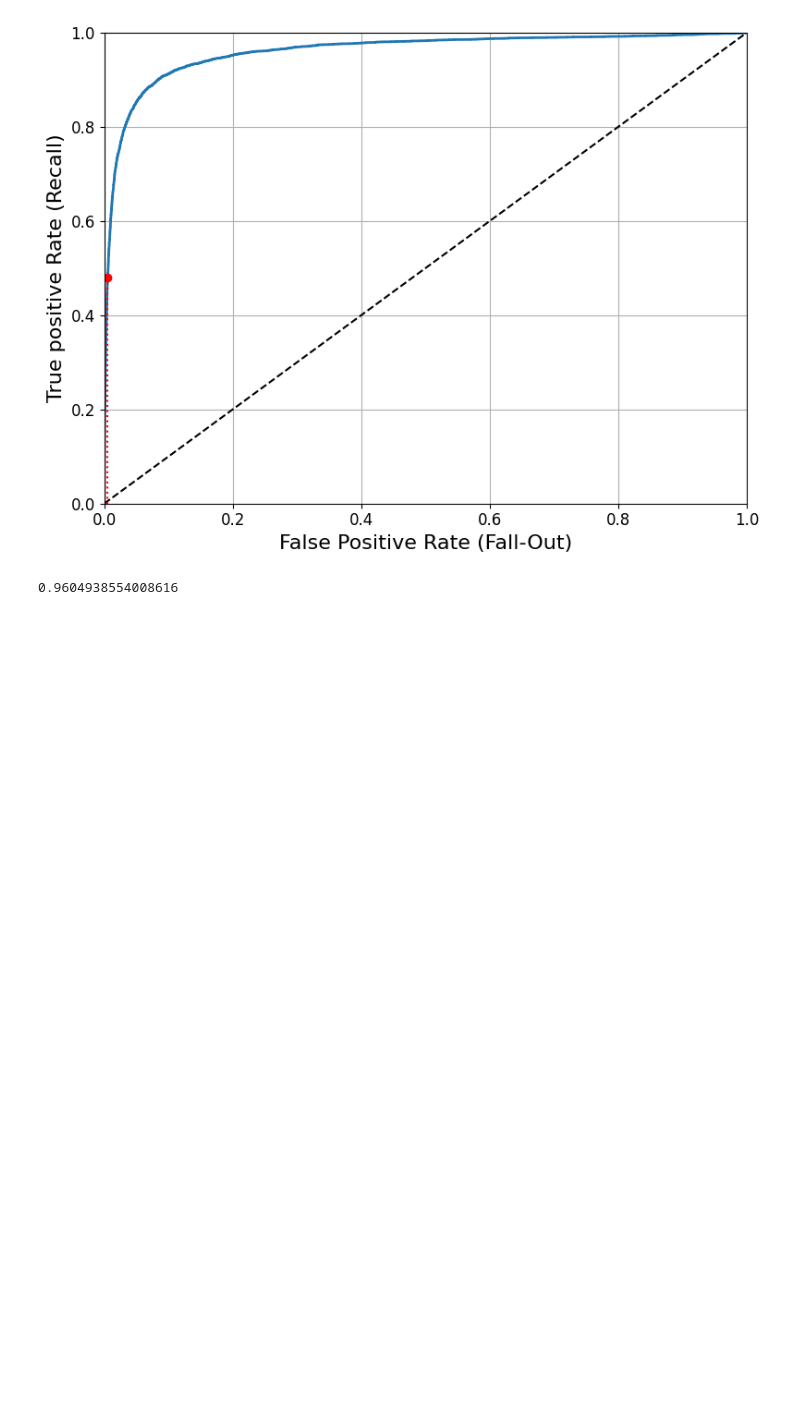
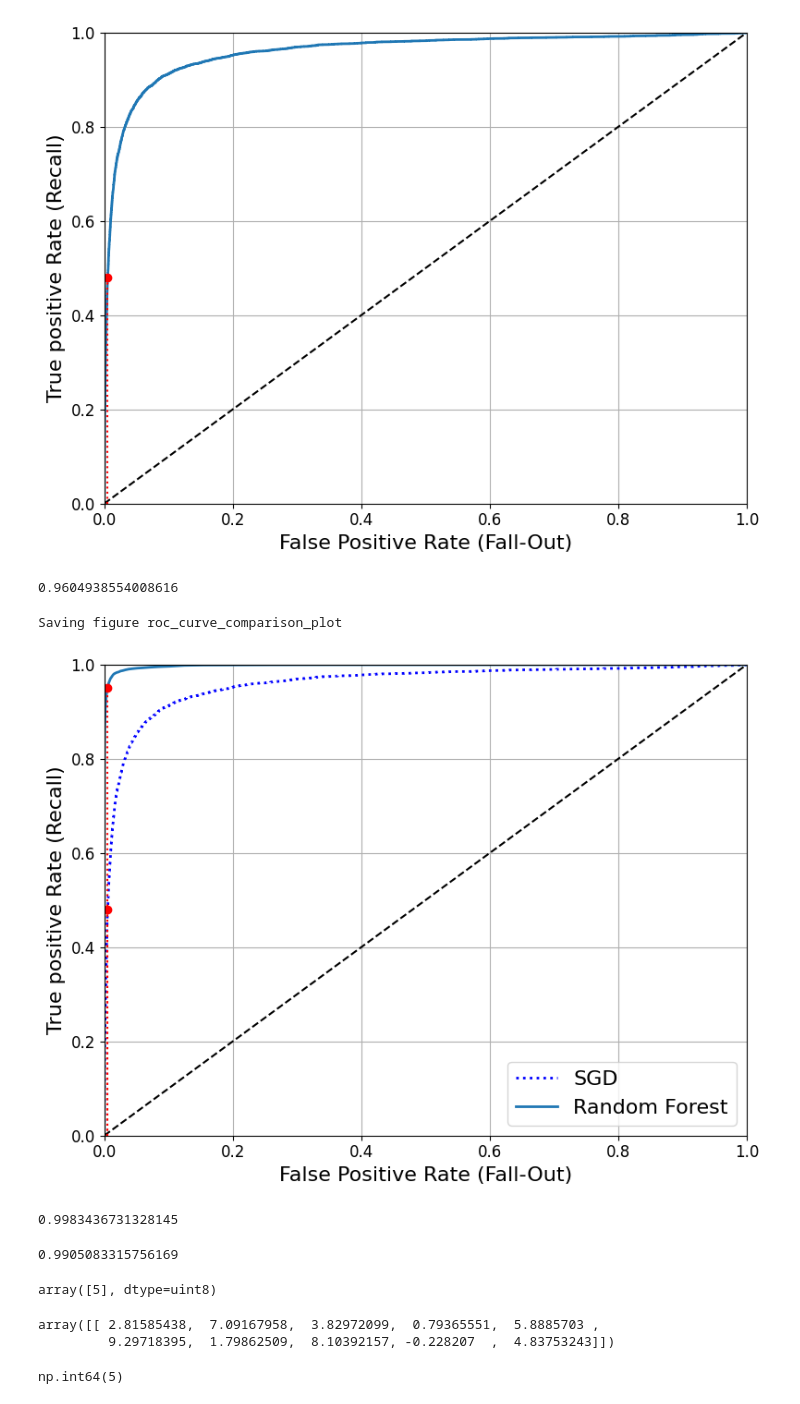
Before and after one commit to pakhebudo/classification, a Jupyter notebook: classification1.ipynb, the cells around one changed output. Saved outputs shown, nothing was run; the diff lists cells and outputs as text; code cells hidden in the pictures; blank space fills up the shorter version.

```diff
--- a/classification1.ipynb
+++ b/classification1.ipynb
@@ -309,3 +309,51 @@ from sklearn.ensemble import RandomForestClassifier
 
 forest_clf = RandomForestClassifier(random_state=42)
 y_probas_forest = cross_val_predict(forest_clf, X_train, y_train_5, cv=3, method = "predict_proba")
+# %%
+y_scores_forest = y_probas_forest[:, 1] # score = proba of positive class
+fpr_forest, tpr_forest, threshold_forest = roc_curve(y_train_5, y_scores_forest)
+# %%
+recall_for_forest = tpr_forest[np.argmax(fpr_forest >= fpr_90)]
+
+plt.figure(figsize=(8, 6))
+plt.plot(fpr, tpr, "b:", linewidth=2, label="SGD")
+plot_roc_curve(fpr_forest, tpr_forest, "Random Forest")
+plt.plot([fpr_90, fpr_90], [0., recall_90_precision], "r:")
+plt.plot([0.0, fpr_90], [recall_90_precision, recall_90_precision], "r:")
+plt.plot([fpr_90], [recall_90_precision], "ro")
+plt.plot([fpr_90, fpr_90], [0., recall_for_forest], "r:")
+plt.plot([fpr_90], [recall_for_forest], "ro")
+plt.grid(True)
+plt.legend(loc="lower right", fontsize=16)
+save_fig("roc_curve_comparison_plot")
+plt.show()
+# %% [output]
+Saving figure roc_curve_comparison_plot
+[figure, added]
+# %%
+roc_auc_score(y_train_5, y_scores_forest)
+# %% [output]
+0.9983436731328145
+# %%
+y_train_pred_forest = cross_val_predict(forest_clf, X_train, y_train_5, cv=3)
+precision_score(y_train_5, y_train_pred_forest)
+# %% [output]
+0.9905083315756169
+# %%
+from sklearn.svm import SVC
+
+svm_clf = SVC(gamma="auto", random_state=42)
+svm_clf.fit(X_train[:1000], y_train[:1000])
+svm_clf.predict([some_digit])
+# %% [output]
+array([5], dtype=uint8)
+# %%
+some_digit_scores = svm_clf.decision_function([some_digit])
+some_digit_scores
+# %% [output]
+array([[ 2.81585438,  7.09167958,  3.82972099,  0.79365551,  5.8885703 ,
+         9.29718395,  1.79862509,  8.10392157, -0.228207  ,  4.83753243]])
+# %%
+np.argmax(some_digit_scores)
+# %% [output]
+np.int64(5)
```
Also changed, not shown: parts of 7 cells of this notebook, 1 other file.
